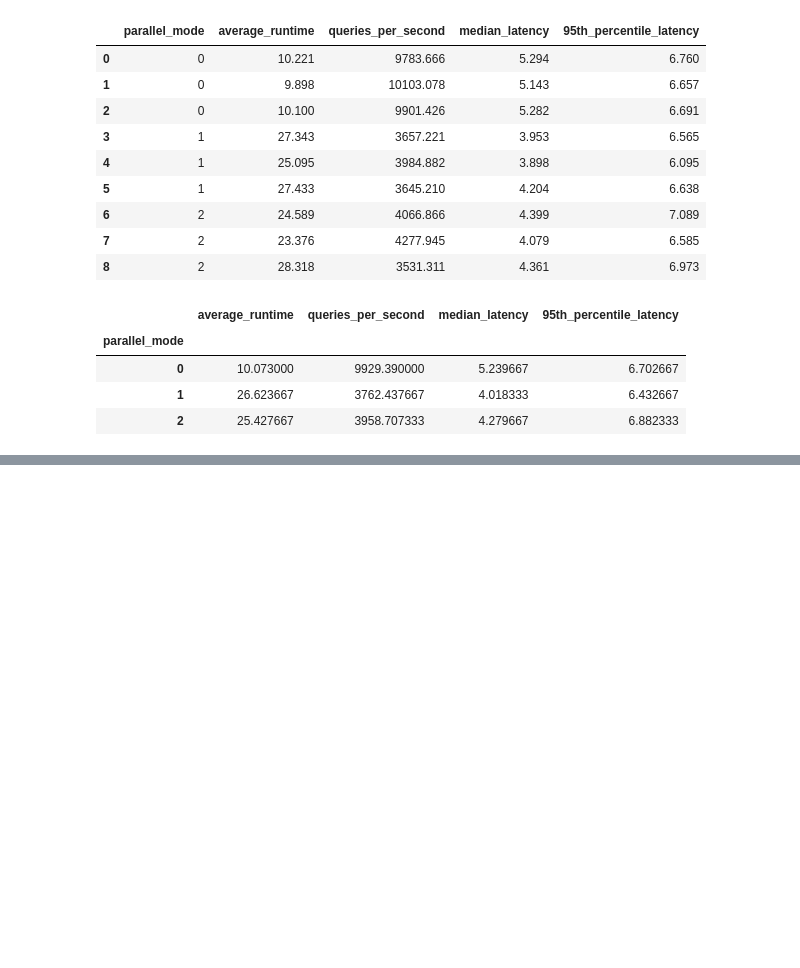
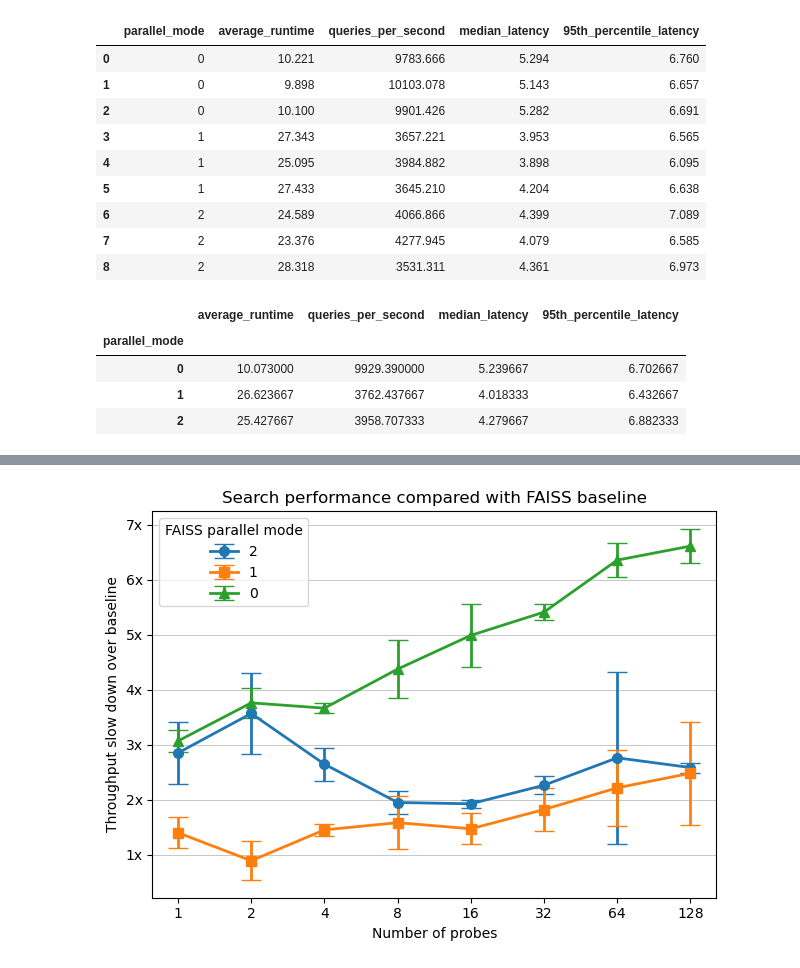
Before and after one commit to TimonFercho/ann-distributed-key-value-store, a Jupyter notebook: evaluation/baselines/faiss-ondisk/baseline.ipynb, the cells around one changed output, grey strips where cells are left out. Saved outputs shown, nothing was run; the diff lists cells and outputs as text; code cells hidden in the pictures; blank space fills up the shorter version.

```diff
--- a/evaluation/baselines/faiss-ondisk/baseline.ipynb
+++ b/evaluation/baselines/faiss-ondisk/baseline.ipynb
@@ -53,0 +171,3 @@ mean_df
+# %%
+latency_df = latency_df[latency_df['n_lists'] == 1024]
+latency_df
@@ -53,0 +184,5 @@ mean_df
+# %%
+# merge throughput and latency
+shared_columns = latency_df.columns.intersection(throughput_df.columns)
+ours_df = pd.merge(throughput_df, latency_df, on=list(shared_columns))
+ours_df
@@ -53,0 +200,17 @@ mean_df
+# %%
+merged_df = pd.merge(baseline_df, ours_df, on=['n_probes'], suffixes=('_baseline', '_ours'))
+merged_df
+# %%
+# compute speedup
+merged_df['queries_per_s_baseline_speedup'] = merged_df['queries_per_s_ours'] / merged_df['queries_per_s_baseline']
+merged_df['queries_per_s_baseline_speedup_std'] = merged_df['queries_per_s_baseline_speedup'] * np.sqrt((merged_df['queries_per_s_std_ours'] / merged_df['queries_per_s_ours'])**2 + (merged_df['queries_per_s_std_baseline'] / merged_df['queries_per_s_baseline'])**2)
+
+# compute qps slow down
+merged_df['queries_per_s_baseline_slowdown'] = merged_df['queries_per_s_baseline'] / merged_df['queries_per_s_ours']
+merged_df['queries_per_s_baseline_slowdown_std'] = merged_df['queries_per_s_baseline_slowdown'] * np.sqrt((merged_df['queries_per_s_std_ours'] / merged_df['queries_per_s_ours'])**2 + (merged_df['queries_per_s_std_baseline'] / merged_df['queries_per_s_baseline'])**2)
+
+merged_df['latency_95th_baseline_speedup'] = merged_df['latency_95th_baseline'] / merged_df['latency_95th_ours']
+merged_df['latency_95th_baseline_speedup_std'] = merged_df['latency_95th_baseline_speedup'] * np.sqrt((merged_df['latency_95th_std_baseline'] / merged_df['latency_95th_baseline'])**2 + (merged_df['latency_95th_std_ours'] / merged_df['latency_95th_ours'])**2)
+
+columns_to_display = ['n_probes', 'parallel_mode', 'queries_per_s_baseline', 'queries_per_s_ours', 'latency_50th_baseline', 'latency_50th_ours', 'latency_95th_baseline', 'latency_95th_ours', 'queries_per_s_baseline_speedup', 'latency_95th_baseline_speedup']
+merged_df[columns_to_display]
@@ -53,0 +235,4 @@ mean_df
+# %%
+plot(df=merged_df, y_col='queries_per_s_baseline_slowdown', yerr_col='queries_per_s_baseline_slowdown_std', title='Search compared with FAISS baseline', subtitle='', ylabel='Throughput slow down over baseline', mode='parallel_mode', yformatter=speedup_formatter)
+# %% [output]
+[figure, added]
```
Also changed, not shown: parts of 9 cells of this notebook.
